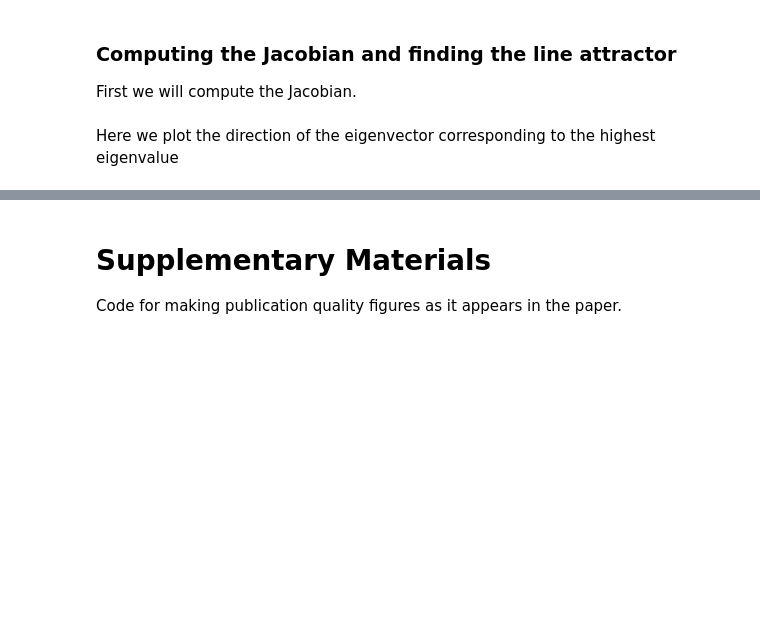
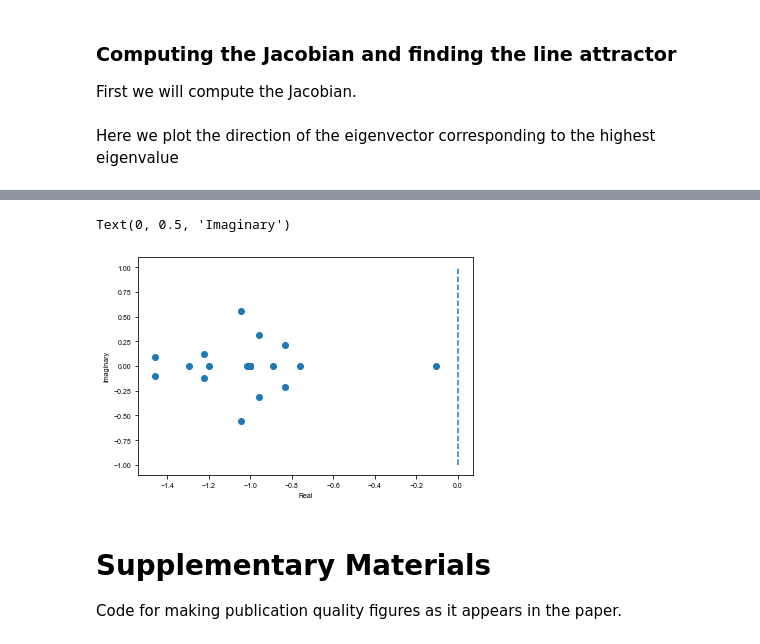
Before and after one commit to gyyang/nn-brain, a Jupyter notebook: RNN+DynamicalSystemAnalysis.ipynb, the cells around one changed output, grey strips where cells are left out. Cells and saved outputs as stored; diff of their text form; code cells hidden in the pictures; blank space fills up the shorter version.

```diff
--- a/RNN+DynamicalSystemAnalysis.ipynb
+++ b/RNN+DynamicalSystemAnalysis.ipynb
@@ -387,3 +387,13 @@ Text(0, 0.5, 'PC 2')
+# %%
+# Plot distribution of eigenvalues in a 2-d real-imaginary plot
+plt.figure()
+plt.scatter(np.real(eigval), np.imag(eigval))
+plt.plot([0, 0], [-1, 1], '--')
+plt.xlabel('Real')
+plt.ylabel('Imaginary')
+# %% [output]
+Text(0, 0.5, 'Imaginary')
+[figure, added]
 # %% [markdown]
 # Supplementary Materials
 
```
Also changed, not shown: parts of 9 cells of this notebook.
